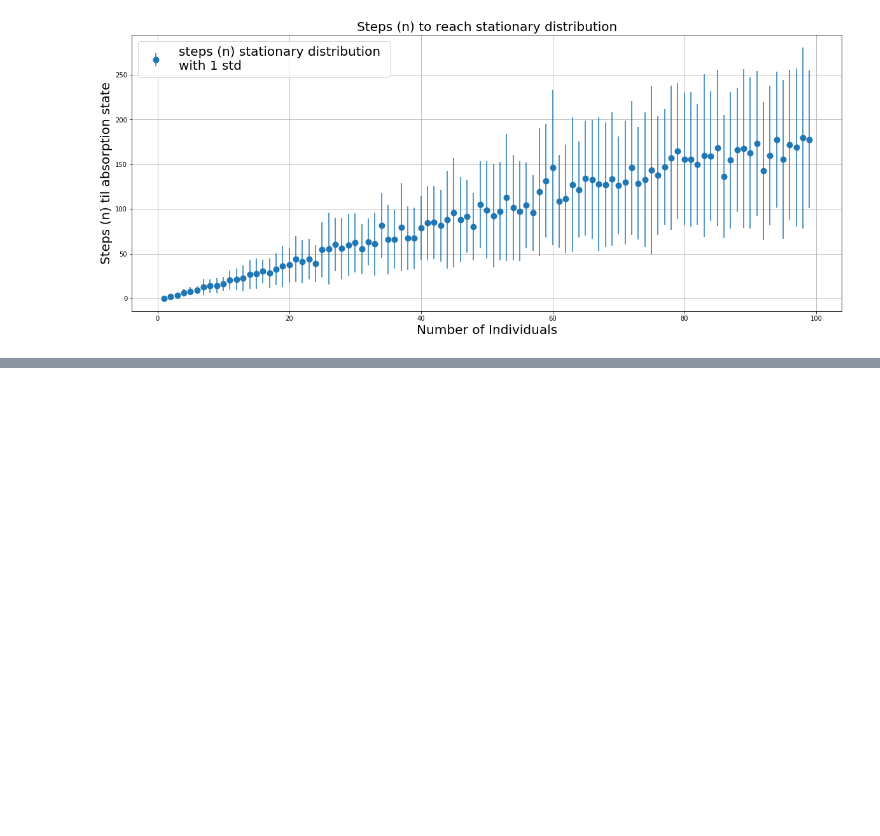
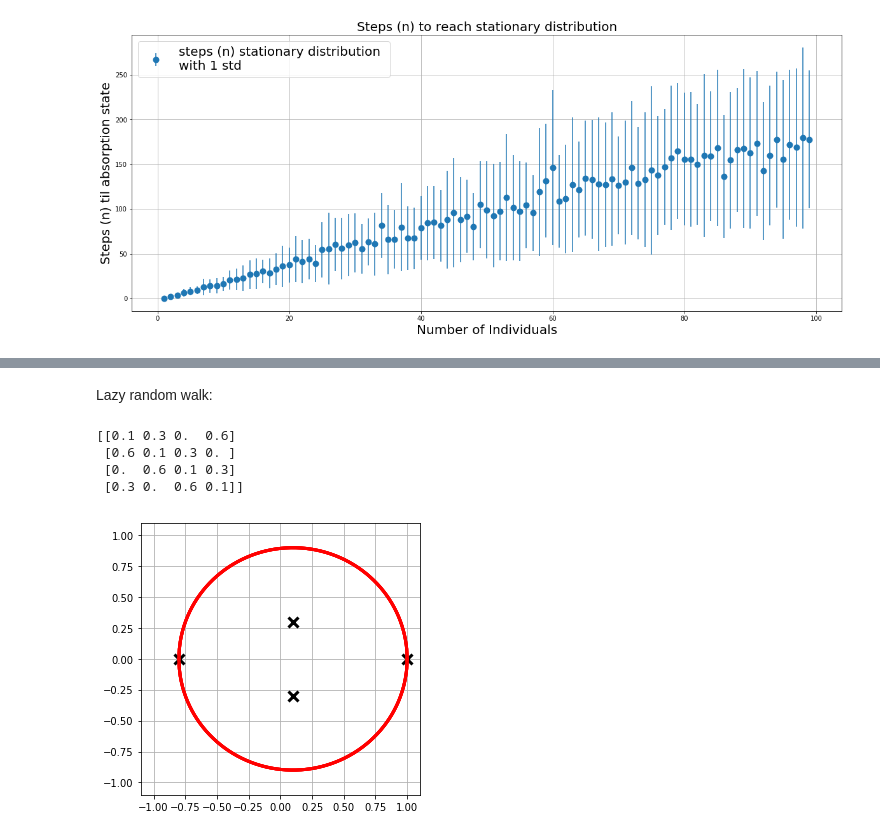
Before and after one commit to mmmmdonuts/Networks-and-Random-Processes, a Jupyter notebook: Support Class 2.ipynb, the cells around one changed output, grey strips where cells are left out. Drawn from its saved outputs; the diff is of its cells as text; code cells hidden in the pictures; blank space fills up the shorter version.

```diff
--- a/Support Class 2.ipynb
+++ b/Support Class 2.ipynb
@@ -151,0 +203,38 @@ plt.grid()
+# %% [markdown]
+Lazy random walk:
+# %%
+eps=0.1
+p=0.3
+q=1-p-eps
+A=np.array([[eps,p,0,q],[q,eps,p,0],[0,q,eps,p],[p,0,q,eps]])
+print(A)
+
+centers=[]
+radii=[]
+
+N=A.shape[0]
+for i in range(N):
+    centers.append(A[i,i])
+    temp=0.0
+    for j in range(N):
+        if j!=i:
+            temp+=A[i,j]
+    radii.append(temp)
+
+evals,evecs=np.linalg.eig(A)
+# %% [output]
+[[0.1 0.3 0.  0.6]
+ [0.6 0.1 0.3 0. ]
+ [0.  0.6 0.1 0.3]
+ [0.3 0.  0.6 0.1]]
+# %%
+plt.figure(figsize = (5,5))
+for i in range(N):
+    plot_circle(centers[i],radii[i]) # plot disk i
+    plt.plot(np.real(evals[i]),np.imag(evals[i]),'kx',mew=3,ms=10) #plot evalue i
+lim=1.1
+plt.xlim(-lim,lim)
+plt.ylim(-lim,lim)
+plt.grid()
+# %% [output]
+[figure, added]
```
Also changed, not shown: parts of 6 cells of this notebook.
